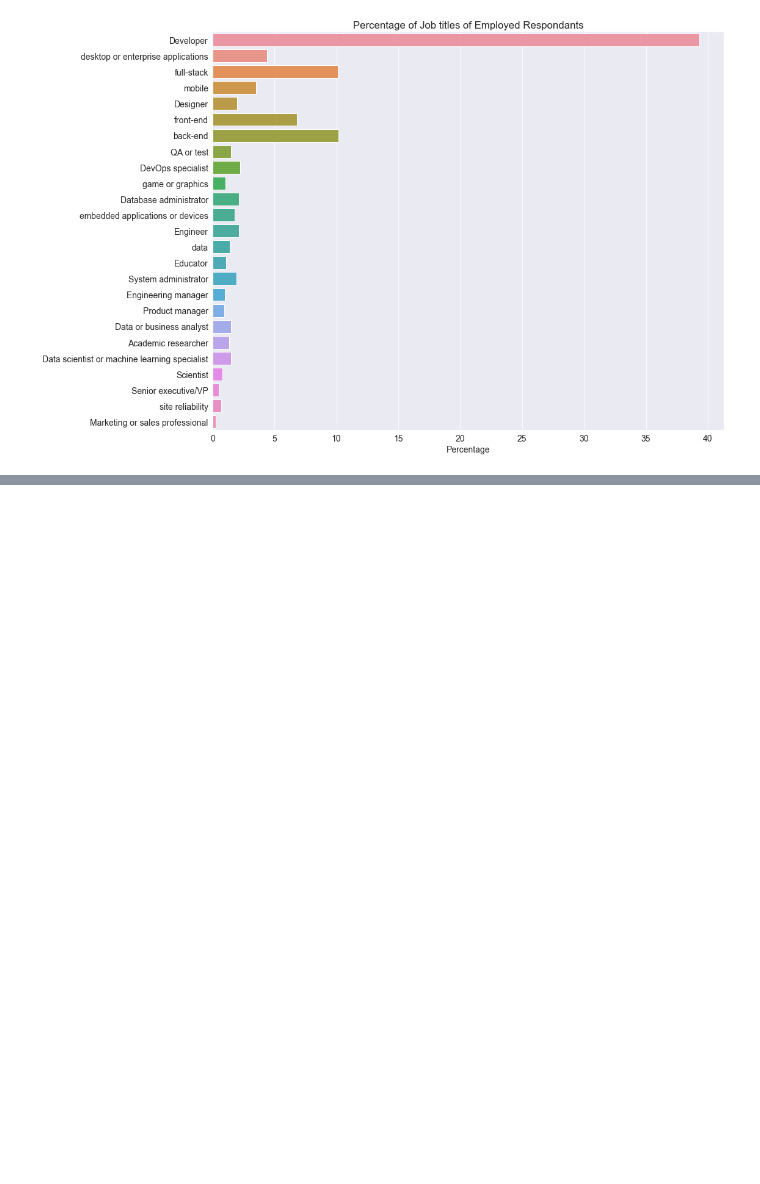
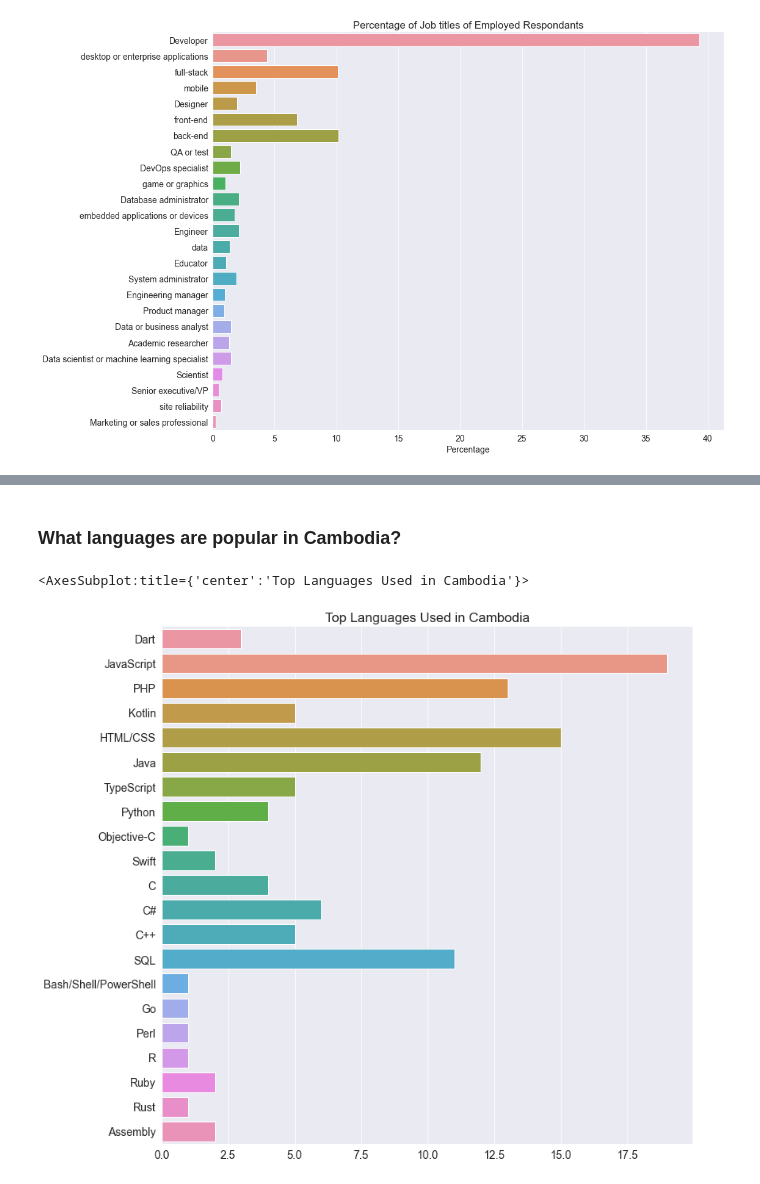
Before and after one commit to Narapady/stackoverflow-EDA, a Jupyter notebook: exploratory_data.ipynb, the cells around one changed output, grey strips where cells are left out. Drawn from its saved outputs; the diff is of its cells as text; code cells hidden in the pictures; blank space fills up the shorter version.

```diff
--- a/exploratory_data.ipynb
+++ b/exploratory_data.ipynb
@@ -483,0 +507,12 @@ Text(0.5, 0, 'Count')
+# %% [markdown]
+### What languages are popular in Cambodia?
+# %%
+cambo_df = survey_df[survey_df['Country'] == 'Cambodia']
+cambo_lang = count_items(cambo_df['LanguageWorkedWith'])
+
+plt.figure(figsize=(12,12))
+plt.title('Top Languages Used in Cambodia')
+sns.barplot(x=list(cambo_lang.values()), y= list(cambo_lang.keys()))
+# %% [output]
+<AxesSubplot:title={'center':'Top Languages Used in Cambodia'}>
+[figure, added]
```
Also changed, not shown: parts of 14 cells of this notebook.
